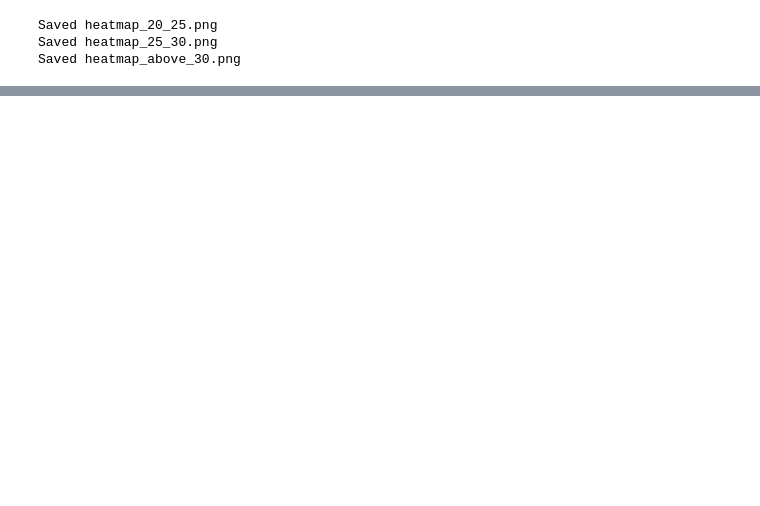
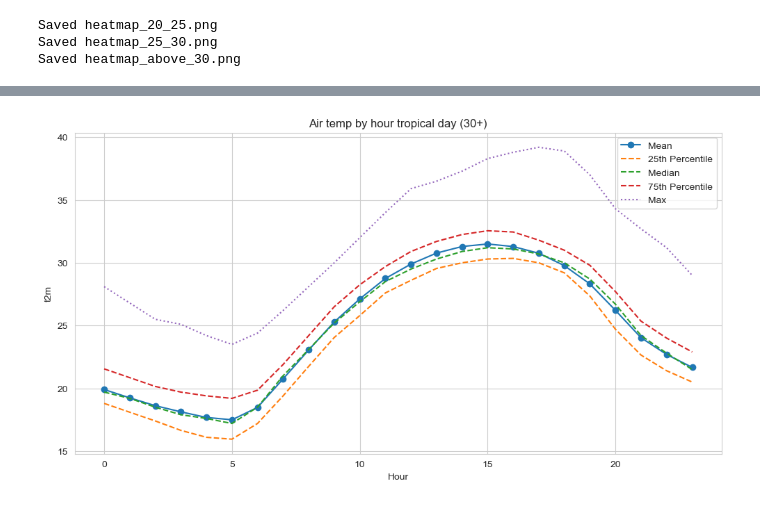
Before and after one commit to jsscmnhn/UMEP_thesis, a Jupyter notebook: j_dataprep/climatedata.ipynb, the cells around one changed output, grey strips where cells are left out. Drawn from its saved outputs; the diff is of its cells as text; code cells hidden in the pictures; blank space fills up the shorter version.

```diff
--- a/j_dataprep/climatedata.ipynb
+++ b/j_dataprep/climatedata.ipynb
@@ -73,0 +97,10 @@ Saved heatmap_above_30.png
+# %%
+stats_air = df.groupby('hour')['t2m'].describe()
+print(stats_air)
+percentile_50 = df.groupby('hour')['t2m'].quantile(0.5)
+for value in percentile_50:
+    print(value)
+print("percentile 90")
+percentile_90 = df.groupby('hour')['t2m'].quantile(1.0)
+for value in percentile_90:
+    print(value)
@@ -73,0 +270,21 @@ Saved heatmap_above_30.png
+# %%
+import matplotlib.pyplot as plt
+
+# Plot selected stats
+plt.figure(figsize=(12, 6))
+
+# Plot mean, 25%, 50%, 75%, max
+plt.plot(stats_air.index, stats_air['mean'], label='Mean', marker='o')
+plt.plot(stats_air.index, stats_air['25%'], label='25th Percentile', linestyle='--')
+plt.plot(stats_air.index, stats_air['50%'], label='Median', linestyle='--')
+plt.plot(stats_air.index, stats_air['75%'], label='75th Percentile', linestyle='--')
+plt.plot(stats_air.index, stats_air['max'], label='Max', linestyle=':')
+
+plt.xlabel('Hour')
+plt.ylabel('t2m')
+plt.title('Air temp by hour tropical day (30+)')
+plt.legend()
+plt.grid(True)
+plt.show()
+# %% [output]
+[figure, added]
```
Also changed, not shown: parts of 16 cells of this notebook, 12 other files.
